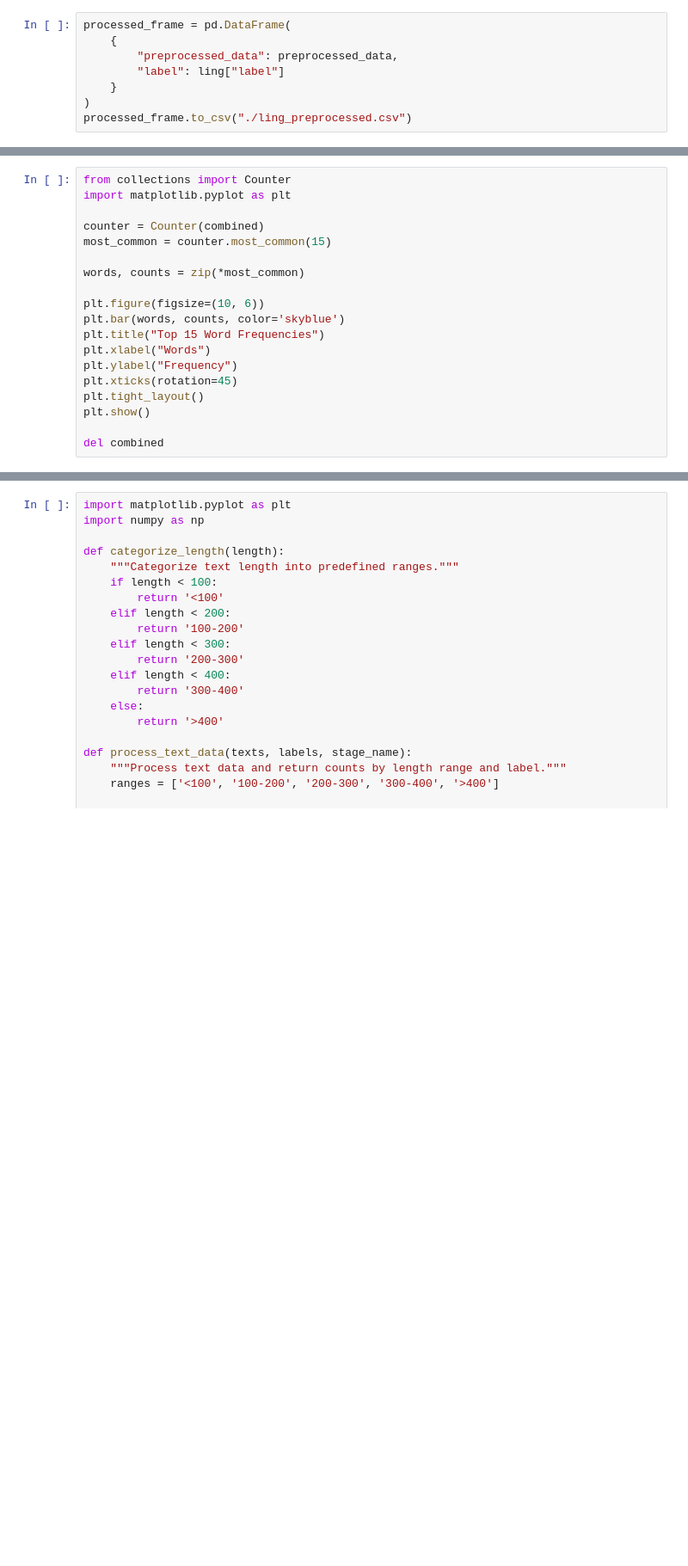
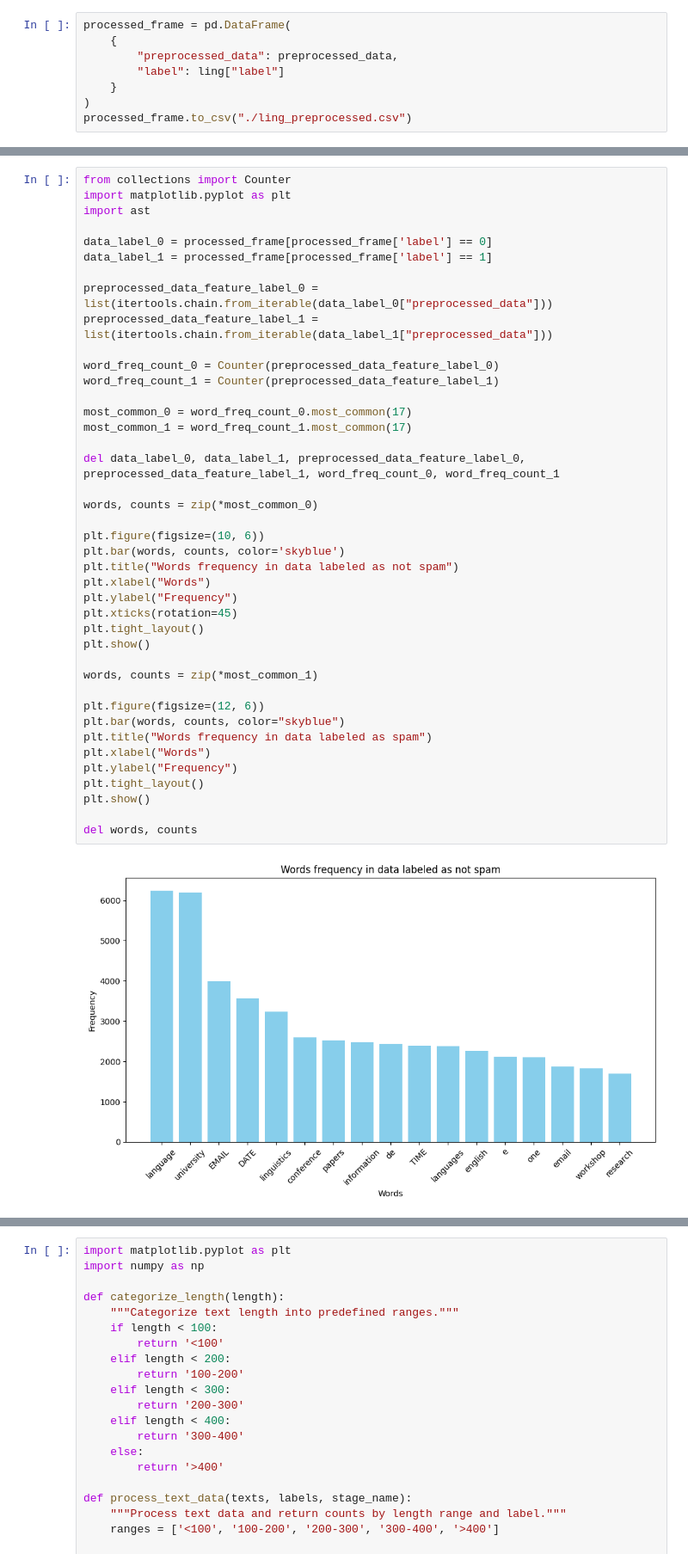
Before and after one commit to WilliamDelnington/EmailSpamDetection, a Jupyter notebook: LingspamDatasetTests/Ling_preprocess.ipynb, the cells around one changed output, grey strips where cells are left out. Shown: that part at 86% size. Drawn from its saved outputs; the diff is of its cells as text; blank space fills up the shorter version.

```diff
--- a/LingspamDatasetTests/Ling_preprocess.ipynb
+++ b/LingspamDatasetTests/Ling_preprocess.ipynb
@@ -45,19 +96,43 @@ preprocessing.visualize_wordcloud(combined)
 # %%
 from collections import Counter
 import matplotlib.pyplot as plt
+import ast
 
-counter = Counter(combined)
-most_common = counter.most_common(15)
+data_label_0 = processed_frame[processed_frame['label'] == 0]
+data_label_1 = processed_frame[processed_frame['label'] == 1]
 
-words, counts = zip(*most_common)
+preprocessed_data_feature_label_0 = list(itertools.chain.from_iterable(data_label_0["preprocessed_data"]))
+preprocessed_data_feature_label_1 = list(itertools.chain.from_iterable(data_label_1["preprocessed_data"]))
+
+word_freq_count_0 = Counter(preprocessed_data_feature_label_0)
+word_freq_count_1 = Counter(preprocessed_data_feature_label_1)
+
+most_common_0 = word_freq_count_0.most_common(17)
+most_common_1 = word_freq_count_1.most_common(17)
+
+del data_label_0, data_label_1, preprocessed_data_feature_label_0, preprocessed_data_feature_label_1, word_freq_count_0, word_freq_count_1
+
+words, counts = zip(*most_common_0)
 
 plt.figure(figsize=(10, 6))
 plt.bar(words, counts, color='skyblue')
-plt.title("Top 15 Word Frequencies")
+plt.title("Words frequency in data labeled as not spam")
 plt.xlabel("Words")
 plt.ylabel("Frequency")
 plt.xticks(rotation=45)
 plt.tight_layout()
 plt.show()
 
-del combined
+words, counts = zip(*most_common_1)
+
+plt.figure(figsize=(12, 6))
+plt.bar(words, counts, color="skyblue")
+plt.title("Words frequency in data labeled as spam")
+plt.xlabel("Words")
+plt.ylabel("Frequency")
+plt.tight_layout()
+plt.show()
+
+del words, counts
+# %% [output]
+[figure, added]
```
Also changed, not shown: parts of 8 cells of this notebook, 13 other files.
